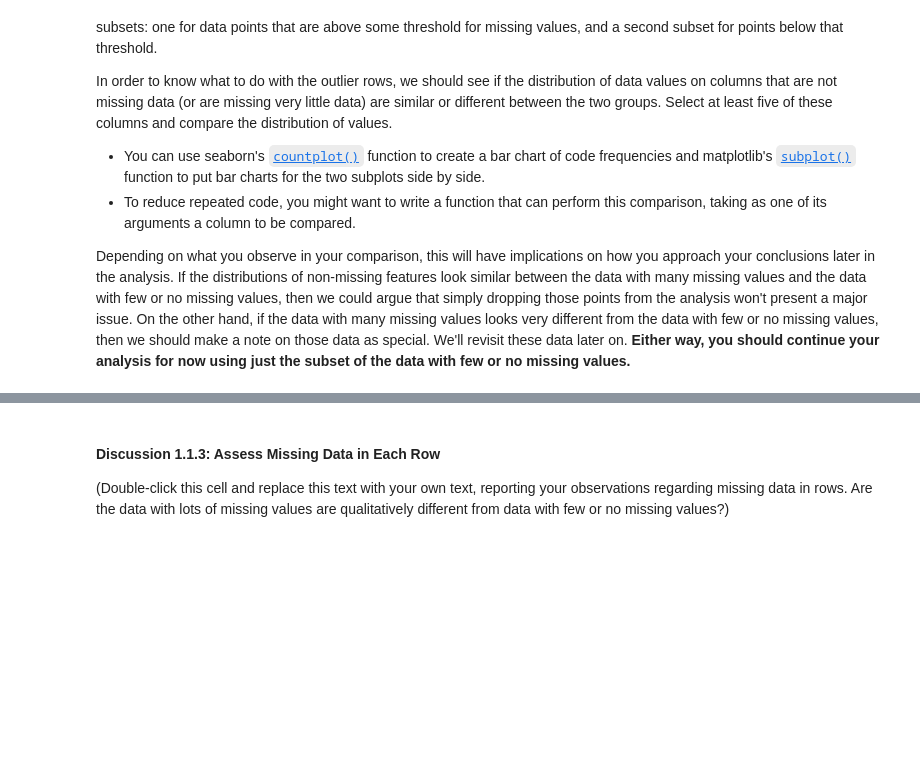
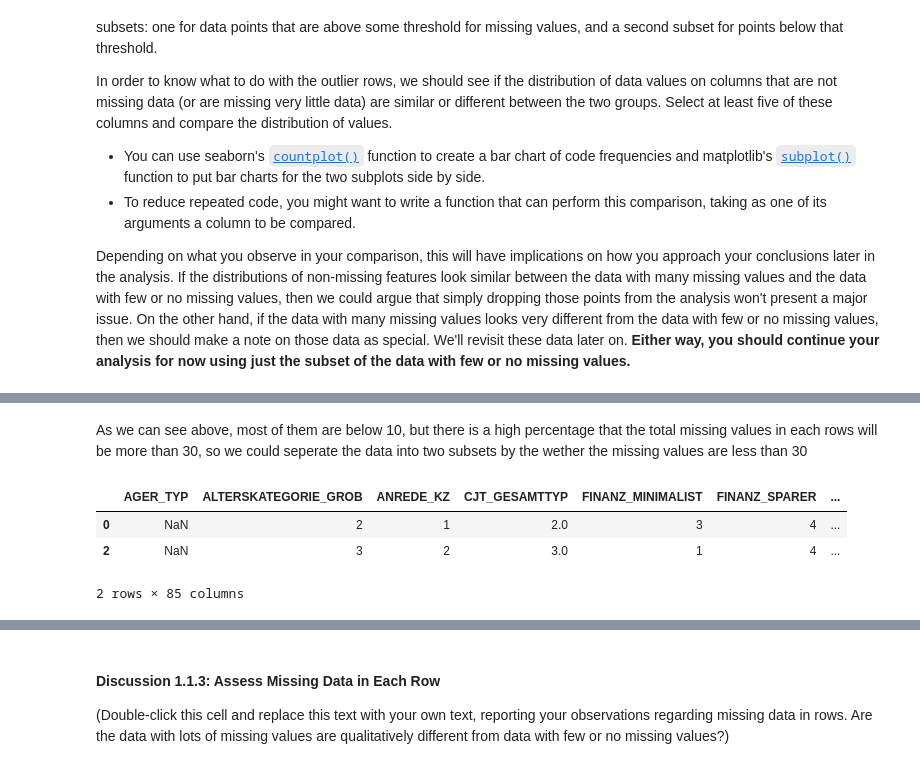
Before and after one commit to dylan-shao/ML-DS-Udacity_Data_Scientist_Nanodegree, a Jupyter notebook: 0. Projects/Unspuervised Learning: Identify_Customer_Segments/Identify_Customer_Segments.ipynb, the cells around one changed output, grey strips where cells are left out. Saved outputs shown, nothing was run; the diff lists cells and outputs as text; code cells hidden in the pictures; blank space fills up the shorter version.

Commit message:
Unspuervised project: create two subsets seperating by the missing values in rows

```diff
--- a/0. Projects/Unspuervised Learning: Identify_Customer_Segments/Identify_Customer_Segments.ipynb
+++ b/0. Projects/Unspuervised Learning: Identify_Customer_Segments/Identify_Customer_Segments.ipynb
@@ -239,0 +277,20 @@ Depending on what you observe in your comparison, this will have implications on
+# %% [markdown]
+As we can see above, most of them are below 10, but there is a high percentage that the total missing values in each rows will be more than 30, so we could seperate the data into two subsets by the wether the missing values are less than 30
+# %%
+# test
+
+# a = np.array([np.nan, 2, 1])
+# aa = pd.DataFrame()
+# np.nansum(2)
+# b = pd.DataFrame([a],columns=list('abq'))
+# # b.append(pd.DataFrame(a,columns=['a','b','q']))
+# # list(azdias_filled_nan.columns.values)
+# aa = aa.append(b, ignore_index = True)
+# aa= aa.append(b, ignore_index = True)
+# aa
+azdias_filled_nan.iloc[[0,2]]
+# %% [output]
+|  | AGER_TYP | ALTERSKATEGORIE_GROB | ANREDE_KZ | CJT_GESAMTTYP | FINANZ_MINIMALIST | FINANZ_SPARER | ... |
+| 0 | NaN | 2 | 1 | 2.0 | 3 | 4 | ... |
+| 2 | NaN | 3 | 2 | 3.0 | 1 | 4 | ... |
+2 rows × 85 columns
```
Also changed, not shown: parts of 13 cells of this notebook, 1 other file.
